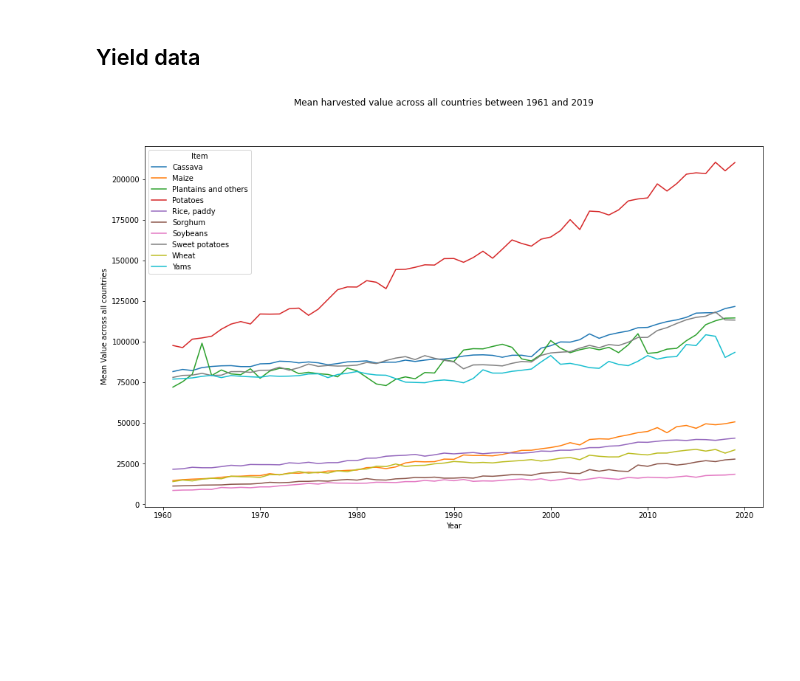
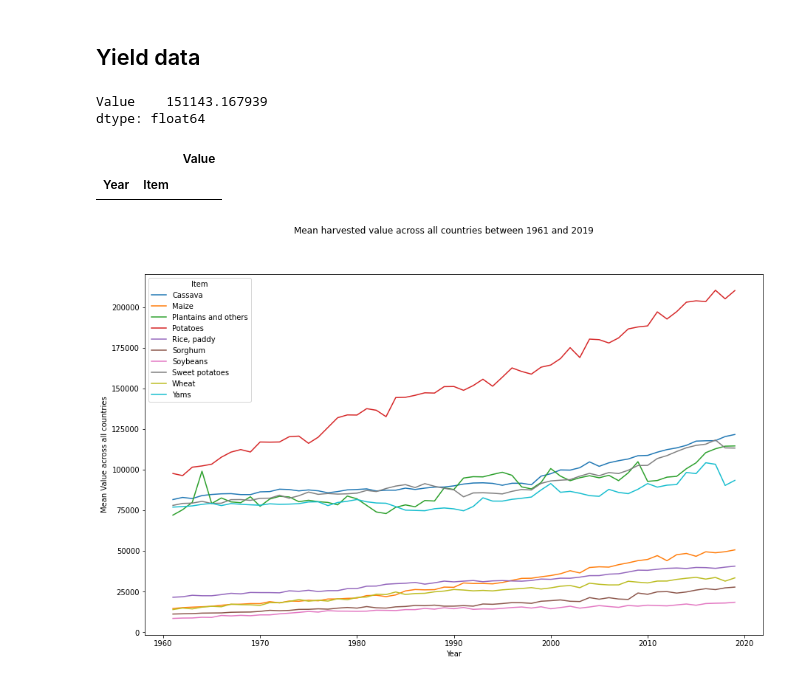
Before and after one commit to Drinkler/Yield-Prediction, a Jupyter notebook: Yield_Prediction.ipynb, the cells around one changed output. Saved outputs shown, nothing was run; the diff lists cells and outputs as text; code cells hidden in the pictures; blank space fills up the shorter version.

```diff
--- a/Yield_Prediction.ipynb
+++ b/Yield_Prediction.ipynb
@@ -498,6 +498,16 @@ plt.show()
 [figure]
 # %% [markdown]
 ## Yield data
+# %%
+yield_data.loc[(yield_data['Year'] == 1990)].groupby(['Year', 'Item']).mean().max()
+# %% [output]
+Value    151143.167939
+dtype: float64
+# %%
+yield_data.loc[(yield_data['Year'] == 1990) & (yield_data['Value'] > 3000000)].groupby(['Year', 'Item']).mean()
+# %% [output]
+|  |  | Value |
+| Year | Item |  |
 # %%
 # prepare data
 yield_mean = yield_data.groupby(['Year', 'Item']).mean()
```
Also changed, not shown: parts of 19 cells of this notebook.
